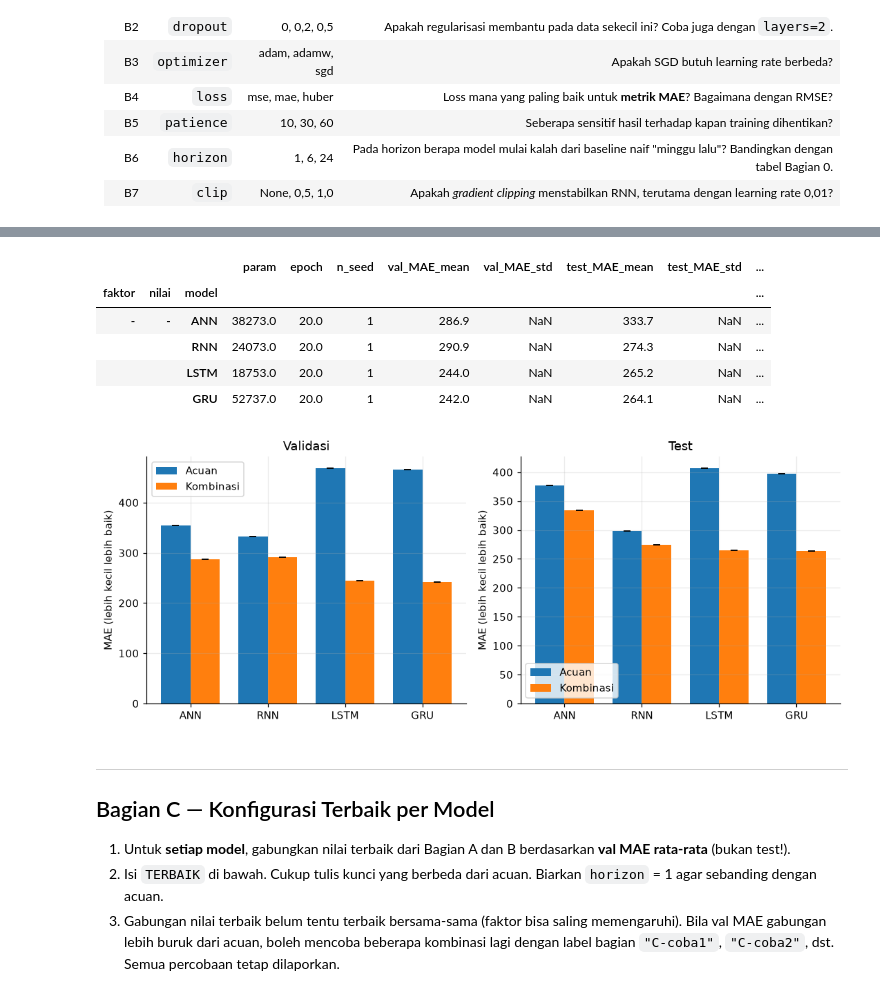
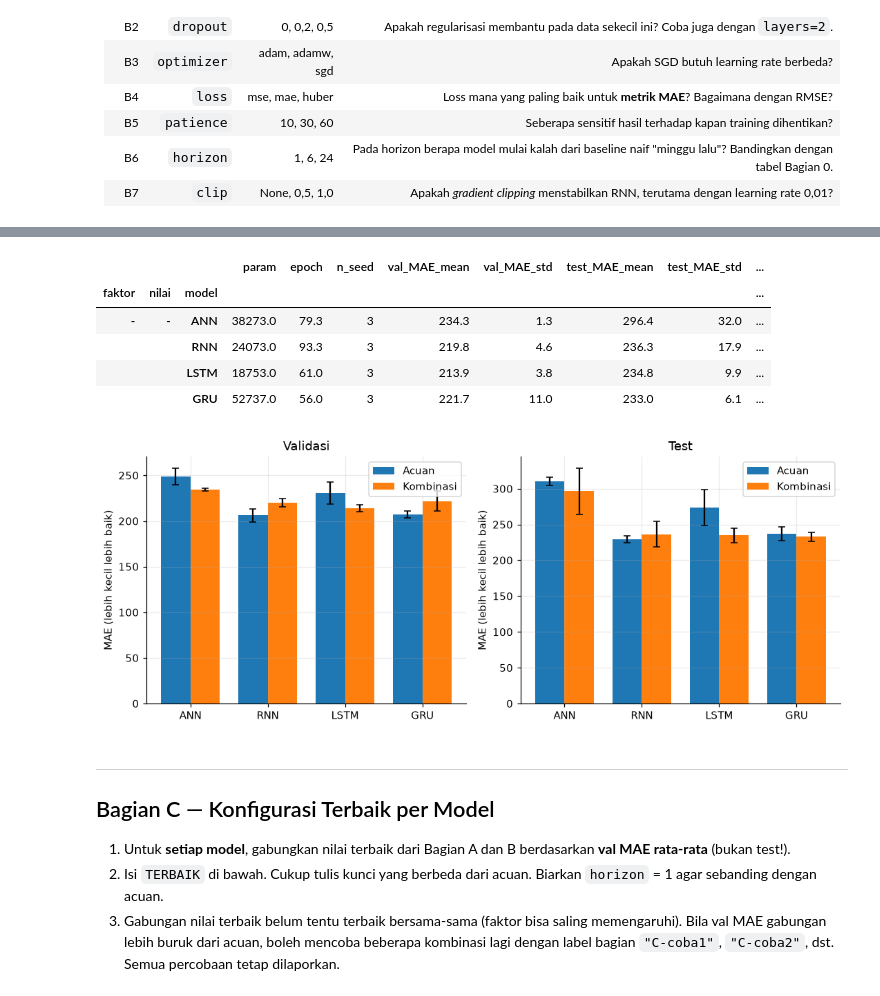
Before and after one commit to adhitngab/dlw-tugas-ra-124400015, a Jupyter notebook: tugas_ablasi.ipynb, the cells around one changed output, grey strips where cells are left out. Drawn from its saved outputs; the diff is of its cells as text; code cells hidden in the pictures.

Commit message:
hasil final CEPAT=False

```diff
--- a/tugas_ablasi.ipynb
+++ b/tugas_ablasi.ipynb
@@ -33,7 +33,7 @@ import torch.nn as nn
 LOKASI_KELOMPOK = 5    # kode 0–9 = digit terakhir NIM terkecil di kelompok, contoh: 7
 
 # ---- Pengaturan umum ----
-CEPAT = True           # Run final: 3 seed dan maksimal 300 epoch.
+CEPAT = False          # Run final: 3 seed dan maksimal 300 epoch.
 SEEDS = [0] if CEPAT else [0, 1, 2]
 MODELS = ["ANN", "RNN", "LSTM", "GRU"]
 DEVICE = "cuda" if torch.cuda.is_available() else "cpu"
@@ -640,36 +640,36 @@ ringkas(kombinasi_semua)
 # %% [output]
 |  |  |  | param | epoch | n_seed | val_MAE_mean | val_MAE_std | test_MAE_mean | test_MAE_std | ... |
 | faktor | nilai | model |  |  |  |  |  |  |  | ... |
-| - | - | ANN | 38273.0 | 20.0 | 1 | 286.9 | NaN | 333.7 | NaN | ... |
-|  |  | RNN | 24073.0 | 20.0 | 1 | 290.9 | NaN | 274.3 | NaN | ... |
-|  |  | LSTM | 18753.0 | 20.0 | 1 | 244.0 | NaN | 265.2 | NaN | ... |
-|  |  | GRU | 52737.0 | 20.0 | 1 | 242.0 | NaN | 264.1 | NaN | ... |
+| - | - | ANN | 38273.0 | 79.3 | 3 | 234.3 | 1.3 | 296.4 | 32.0 | ... |
+|  |  | RNN | 24073.0 | 93.3 | 3 | 219.8 | 4.6 | 236.3 | 17.9 | ... |
+|  |  | LSTM | 18753.0 | 61.0 | 3 | 213.9 | 3.8 | 234.8 | 9.9 | ... |
+|  |  | GRU | 52737.0 | 56.0 | 3 | 221.7 | 11.0 | 233.0 | 6.1 | ... |
 # %%
 kolom_metrik = ["val_MAE", "test_MAE", "test_MAPE", "natal_MAE"]
 ringkasan_perbandingan = pd.concat(
     [acuan.assign(konfigurasi="acuan"), kombinasi_semua.assign(konfigurasi="kombinasi")]
 )
 tabel_kombinasi = ringkasan_perbandingan.groupby(["model", "konfigurasi"])[kolom_metrik].agg(["mean", "std"]).round(1)
 tabel_kombinasi.to_csv(HASIL_DIR / "AB_kombinasi_semua.csv")
 tabel_kombinasi
 
 fig, axes = plt.subplots(1, 2, figsize=(10, 4), sharey=False)
 lebar = 0.38
-for ax, metrik, judul in zip(axes, ["val_MAE", "test_MAE"], ["Validasi", "Test"]):
-    acuan_model = acuan.groupby("model")[metrik].agg(["mean", "std"]).reindex(MODELS)
-    kombinasi_model = kombinasi_semua.groupby("model")[metrik].agg(["mean", "std"]).reindex(MODELS)
+for ax, kol, judul in zip(axes, ["val_MAE", "test_MAE"], ["Validasi", "Test"]):   # <-- GANTI: metrik -> kol
+    acuan_model = acuan.groupby("model")[kol].agg(["mean", "std"]).reindex(MODELS)   # <-- GANTI: metrik -> kol
+    kombinasi_model = kombinasi_semua.groupby("model")[kol].agg(["mean", "std"]).reindex(MODELS)   # <-- GANTI: metrik -> kol
     x = np.arange(len(MODELS))
     ax.bar(x - lebar / 2, acuan_model["mean"], lebar, yerr=acuan_model["std"].fillna(0), capsize=3, label="Acuan")
     ax.bar(x + lebar / 2, kombinasi_model["mean"], lebar, yerr=kombinasi_model["std"].fillna(0), capsize=3, label="Kombinasi")
     ax.set_xticks(x, MODELS)
     ax.set_title(judul)
     ax.set_ylabel("MAE (lebih kecil lebih baik)")
     ax.legend()
 plt.tight_layout()
 plt.savefig(HASIL_DIR / "AB_kombinasi_semua.png", dpi=200, bbox_inches="tight")
 plt.show()
 # %% [output]
-[figure, old version]
+[figure, new version]
 # %% [markdown]
 ---
 ## Bagian C — Konfigurasi Terbaik per Model
```
Also changed, not shown: parts of 12 cells of this notebook, 12 other files.
